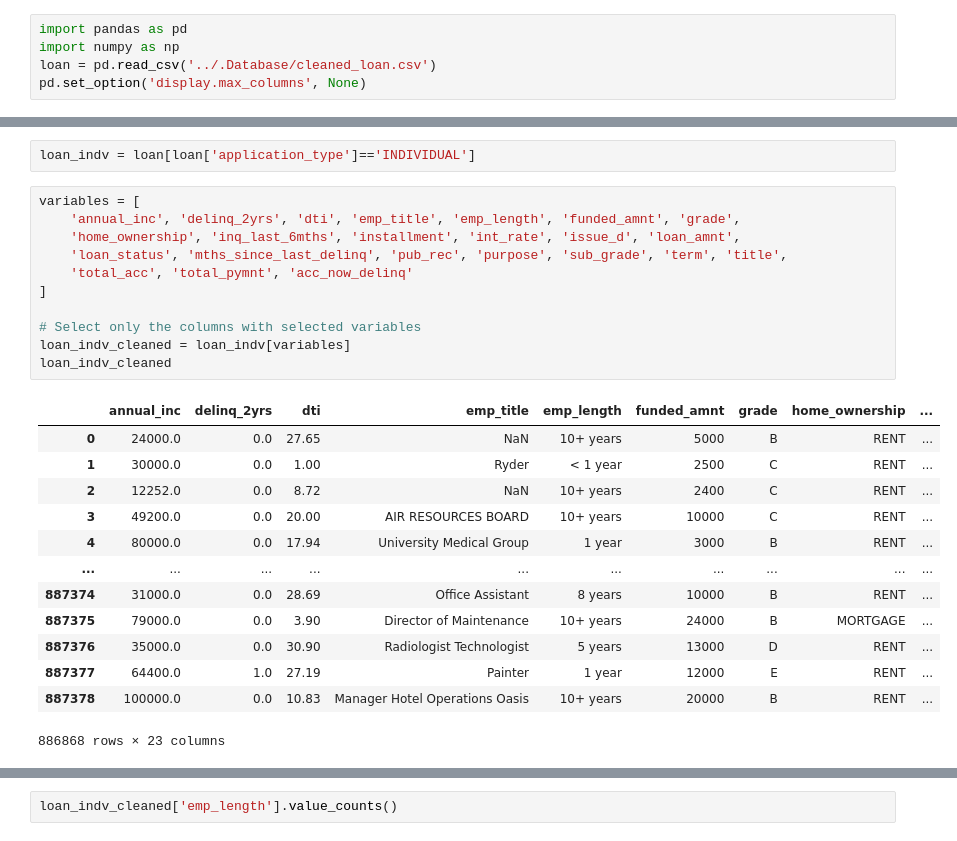
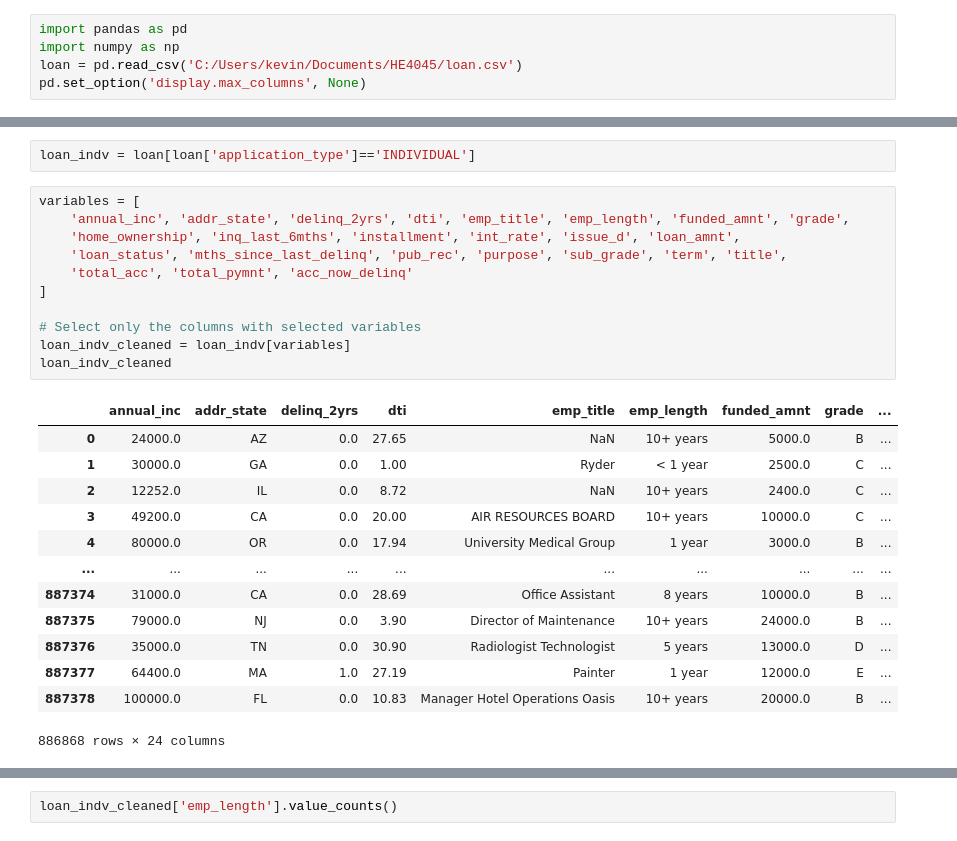
Before and after one commit to tanhl30/HE4045_Project, a Jupyter notebook: 1. Data Preparation/a. Data Cleaning.ipynb, the cells around one changed output, grey strips where cells are left out. Saved outputs shown, nothing was run; the diff lists cells and outputs as text.

```diff
--- a/1. Data Preparation/a. Data Cleaning.ipynb
+++ b/1. Data Preparation/a. Data Cleaning.ipynb
@@ -1,7 +1,7 @@
 # %%
 import pandas as pd
 import numpy as np
-loan = pd.read_csv('../.Database/cleaned_loan.csv')
+loan = pd.read_csv('C:/Users/kevin/Documents/HE4045/loan.csv')
 pd.set_option('display.max_columns', None)
 # %%
 loan.isna().sum()
@@ -29,29 +29,29 @@ Name: count, dtype: int64
 loan_indv = loan[loan['application_type']=='INDIVIDUAL']
 # %%
 variables = [
-    'annual_inc', 'delinq_2yrs', 'dti', 'emp_title', 'emp_length', 'funded_amnt', 'grade',
+    'annual_inc', 'addr_state', 'delinq_2yrs', 'dti', 'emp_title', 'emp_length', 'funded_amnt', 'grade',
     'home_ownership', 'inq_last_6mths', 'installment', 'int_rate', 'issue_d', 'loan_amnt',
     'loan_status', 'mths_since_last_delinq', 'pub_rec', 'purpose', 'sub_grade', 'term', 'title',
     'total_acc', 'total_pymnt', 'acc_now_delinq'
 ]
 
 # Select only the columns with selected variables
 loan_indv_cleaned = loan_indv[variables]
 loan_indv_cleaned
 # %% [output]
-|  | annual_inc | delinq_2yrs | dti | emp_title | emp_length | funded_amnt | grade | home_ownership | ... |
-| 0 | 24000.0 | 0.0 | 27.65 | NaN | 10+ years | 5000 | B | RENT | ... |
-| 1 | 30000.0 | 0.0 | 1.00 | Ryder | < 1 year | 2500 | C | RENT | ... |
-| 2 | 12252.0 | 0.0 | 8.72 | NaN | 10+ years | 2400 | C | RENT | ... |
-| 3 | 49200.0 | 0.0 | 20.00 | AIR RESOURCES BOARD | 10+ years | 10000 | C | RENT | ... |
-| 4 | 80000.0 | 0.0 | 17.94 | University Medical Group | 1 year | 3000 | B | RENT | ... |
+|  | annual_inc | addr_state | delinq_2yrs | dti | emp_title | emp_length | funded_amnt | grade | ... |
+| 0 | 24000.0 | AZ | 0.0 | 27.65 | NaN | 10+ years | 5000.0 | B | ... |
+| 1 | 30000.0 | GA | 0.0 | 1.00 | Ryder | < 1 year | 2500.0 | C | ... |
+| 2 | 12252.0 | IL | 0.0 | 8.72 | NaN | 10+ years | 2400.0 | C | ... |
+| 3 | 49200.0 | CA | 0.0 | 20.00 | AIR RESOURCES BOARD | 10+ years | 10000.0 | C | ... |
+| 4 | 80000.0 | OR | 0.0 | 17.94 | University Medical Group | 1 year | 3000.0 | B | ... |
 | ... | ... | ... | ... | ... | ... | ... | ... | ... | ... |
-| 887374 | 31000.0 | 0.0 | 28.69 | Office Assistant | 8 years | 10000 | B | RENT | ... |
-| 887375 | 79000.0 | 0.0 | 3.90 | Director of Maintenance | 10+ years | 24000 | B | MORTGAGE | ... |
-| 887376 | 35000.0 | 0.0 | 30.90 | Radiologist Technologist | 5 years | 13000 | D | RENT | ... |
-| 887377 | 64400.0 | 1.0 | 27.19 | Painter | 1 year | 12000 | E | RENT | ... |
-| 887378 | 100000.0 | 0.0 | 10.83 | Manager Hotel Operations Oasis | 10+ years | 20000 | B | RENT | ... |
+| 887374 | 31000.0 | CA | 0.0 | 28.69 | Office Assistant | 8 years | 10000.0 | B | ... |
+| 887375 | 79000.0 | NJ | 0.0 | 3.90 | Director of Maintenance | 10+ years | 24000.0 | B | ... |
+| 887376 | 35000.0 | TN | 0.0 | 30.90 | Radiologist Technologist | 5 years | 13000.0 | D | ... |
+| 887377 | 64400.0 | MA | 1.0 | 27.19 | Painter | 1 year | 12000.0 | E | ... |
+| 887378 | 100000.0 | FL | 0.0 | 10.83 | Manager Hotel Operations Oasis | 10+ years | 20000.0 | B | ... |
-886868 rows × 23 columns
+886868 rows × 24 columns
 # %%
 loan_indv_cleaned['mths_since_last_delinq'] = loan_indv_cleaned['mths_since_last_delinq'].fillna(0)
 loan_indv_cleaned
```
Also changed, not shown: parts of 10 cells of this notebook, 2 other files.
